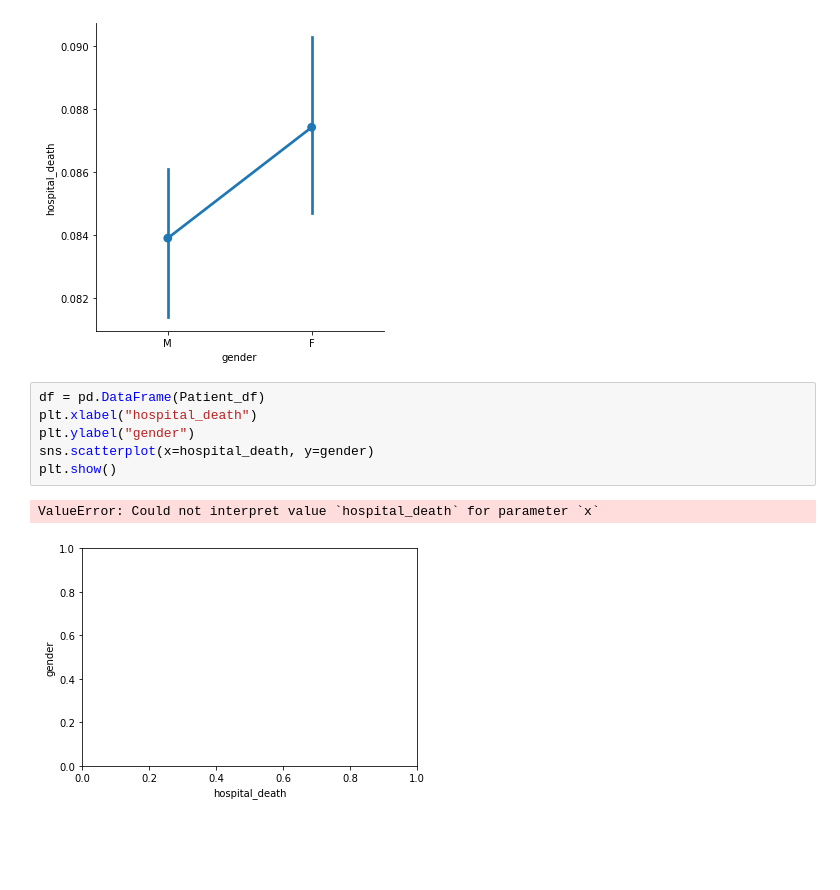
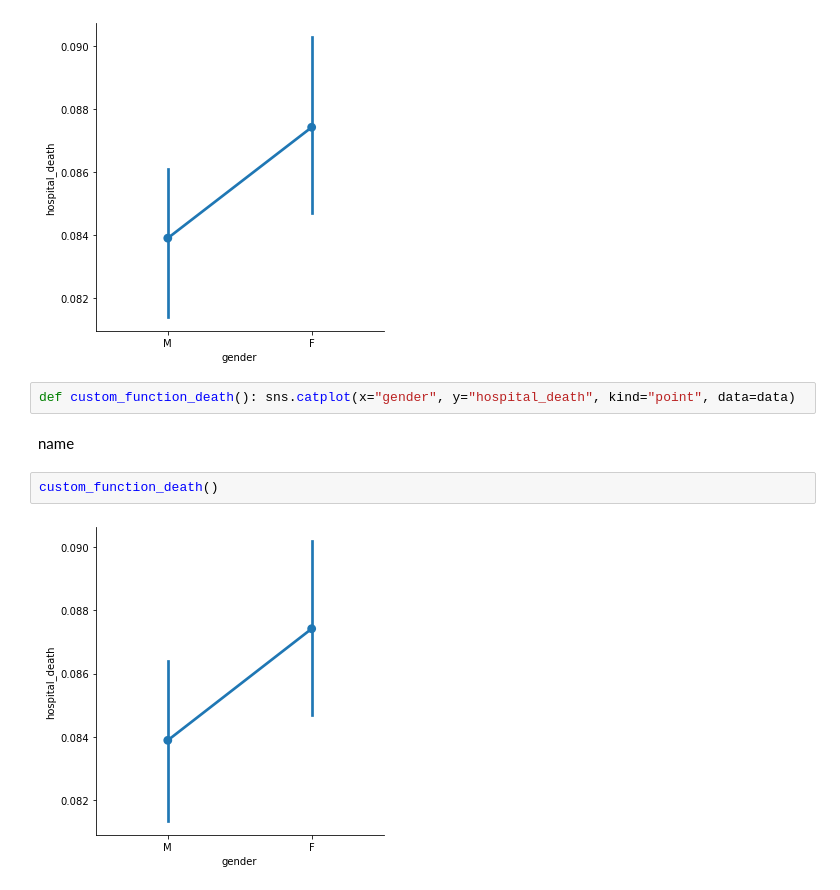
Before and after one commit to ConorD212/UCDPA_ConorDixon, a Jupyter notebook: DataSet 1 Patient Survival Prediction Dataset/DataSet 1 Patient Survival Prediction Dataset.ipynb, the cells around one changed output. Cells and saved outputs as stored; diff of their text form; blank space fills up the shorter version.

```diff
--- a/DataSet 1 Patient Survival Prediction Dataset/DataSet 1 Patient Survival Prediction Dataset.ipynb
+++ b/DataSet 1 Patient Survival Prediction Dataset/DataSet 1 Patient Survival Prediction Dataset.ipynb
@@ -246,12 +246,11 @@ sns.catplot(x="gender", y="hospital_death", kind="point", data=data)
 <seaborn.axisgrid.FacetGrid at 0x...>
 [figure]
 # %%
-df = pd.DataFrame(Patient_df)
-plt.xlabel("hospital_death")
-plt.ylabel("gender")
-sns.scatterplot(x=hospital_death, y=gender)
-plt.show()
+def custom_function_death(): sns.catplot(x="gender", y="hospital_death", kind="point", data=data)
-# %% [output]
-ValueError: Could not interpret value `hospital_death` for parameter `x`
-[figure, removed]
+# %% [markdown]
+name
+# %%
+custom_function_death()
+# %% [output]
+[figure, added]
 # %%
```
Also changed, not shown: parts of 1 cell of this notebook, 2 other files.
